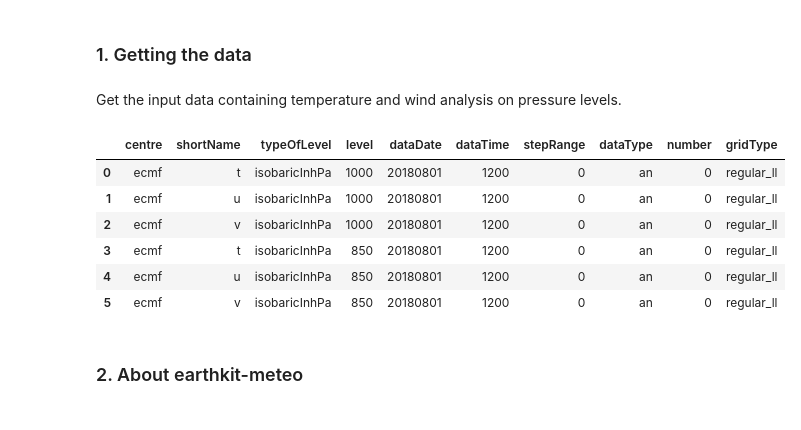
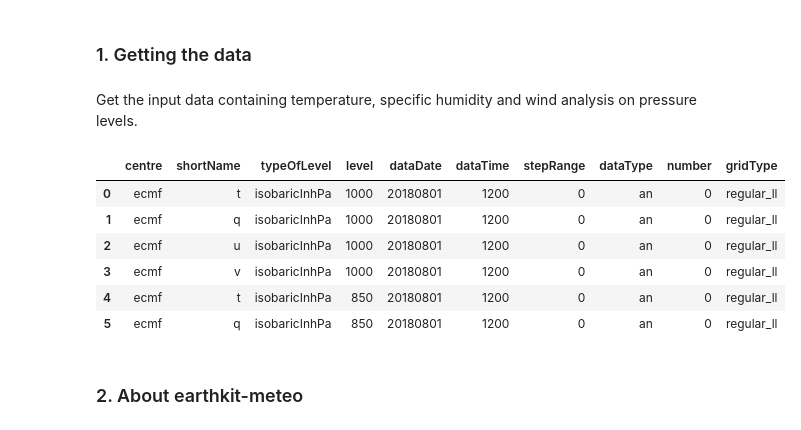
Before and after one commit to ecmwf-training/2025-computing-training-week, a Jupyter notebook: earthkit/meteo.ipynb, the cells around one changed output. Cells and saved outputs as stored; diff of their text form; code cells hidden in the pictures.

```diff
--- a/earthkit/meteo.ipynb
+++ b/earthkit/meteo.ipynb
@@ -24,20 +24,20 @@ This tutorial uses the following earthkit components - click any logo to open th
 # %% [markdown]
 ### 1. Getting the data
 # %% [markdown]
-Get the input data containing temperature and wind analysis on pressure levels.
+Get the input data containing temperature, specific humidity and wind analysis on pressure levels.
 # %%
 import earthkit as ek
 
-ds = ek.data.from_source("sample", "tuv_pl_2x2.grib")
+ds = ek.data.from_source("sample", "tquv_pl_2x2.grib")
 ds.head(6)
 # %% [output]
 |  | centre | shortName | typeOfLevel | level | dataDate | dataTime | stepRange | dataType | number | gridType |
 | 0 | ecmf | t | isobaricInhPa | 1000 | 20180801 | 1200 | 0 | an | 0 | regular_ll |
-| 1 | ecmf | u | isobaricInhPa | 1000 | 20180801 | 1200 | 0 | an | 0 | regular_ll |
-| 2 | ecmf | v | isobaricInhPa | 1000 | 20180801 | 1200 | 0 | an | 0 | regular_ll |
-| 3 | ecmf | t | isobaricInhPa | 850 | 20180801 | 1200 | 0 | an | 0 | regular_ll |
-| 4 | ecmf | u | isobaricInhPa | 850 | 20180801 | 1200 | 0 | an | 0 | regular_ll |
-| 5 | ecmf | v | isobaricInhPa | 850 | 20180801 | 1200 | 0 | an | 0 | regular_ll |
+| 1 | ecmf | q | isobaricInhPa | 1000 | 20180801 | 1200 | 0 | an | 0 | regular_ll |
+| 2 | ecmf | u | isobaricInhPa | 1000 | 20180801 | 1200 | 0 | an | 0 | regular_ll |
+| 3 | ecmf | v | isobaricInhPa | 1000 | 20180801 | 1200 | 0 | an | 0 | regular_ll |
+| 4 | ecmf | t | isobaricInhPa | 850 | 20180801 | 1200 | 0 | an | 0 | regular_ll |
+| 5 | ecmf | q | isobaricInhPa | 850 | 20180801 | 1200 | 0 | an | 0 | regular_ll |
 # %% [markdown]
 ### 2. About earthkit-meteo
 # %% [markdown]
```
Also changed, not shown: parts of 3 cells of this notebook, 3 other files.
